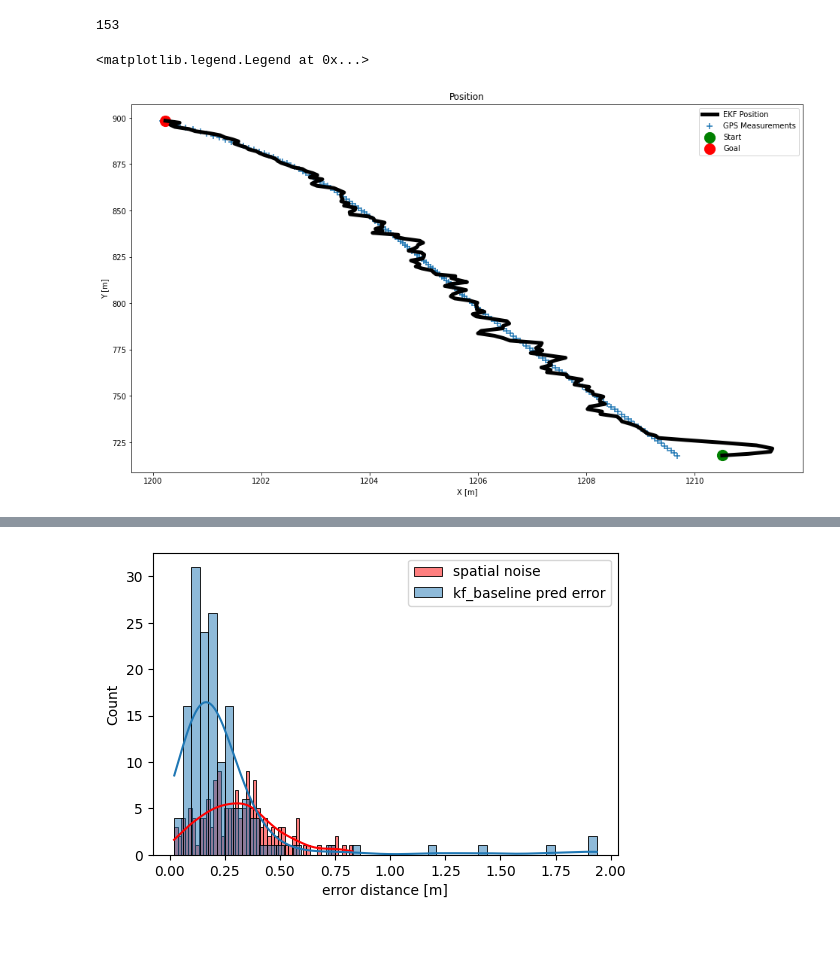
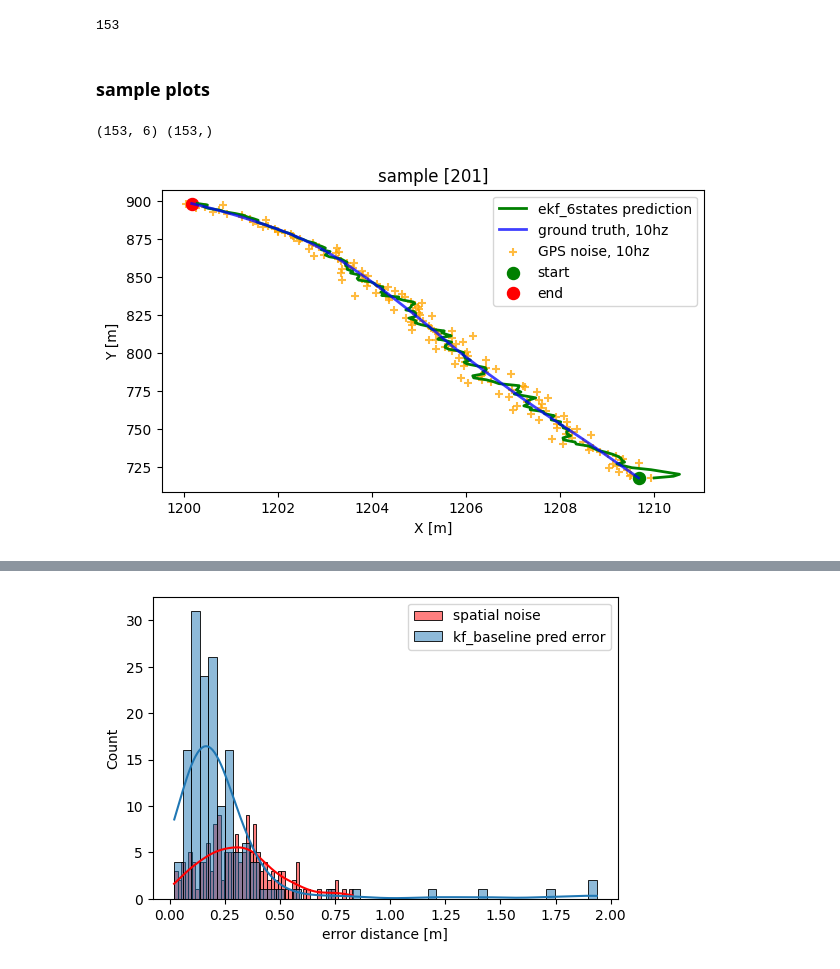
Before and after one commit to jarviskroos7/PATH_vehicle_localization, a Jupyter notebook: code/ekf_6states.ipynb, the cells around one changed output, grey strips where cells are left out. Saved outputs shown, nothing was run; the diff lists cells and outputs as text; code cells hidden in the pictures; blank space fills up the shorter version.

Commit message:
ekf6states 02/24 update

```diff
--- a/code/ekf_6states.ipynb
+++ b/code/ekf_6states.ipynb
@@ -436,28 +497,45 @@ for filterstep in range(m):
     Kdy.append(float(K[3,0]))
     Kddx.append(float(K[4,0]))
     Kdv.append(float(K[5,0]))
+# %% [markdown]
+### sample plots
 # %%
-fig = plt.figure(figsize=(16,9))
+def plot_traj_comp(x_est, y_est, x_noise, y_noise, x, y, sample_idx):
 
-# EKF State
-plt.plot(x0, x1, label='EKF Position', c='k', lw=5)
+    plt.figure(dpi=100, figsize=(7, 4))
 
-# Measurements
-plt.scatter(sample_traj['x'], sample_traj['y'], s=50, label='GPS Measurements', marker='+')
-#cbar=plt.colorbar(ticks=np.arange(20))
-#cbar.ax.set_ylabel(u'EPE', rotation=270)
-#cbar.ax.set_xlabel(u'm')
+    # EKF State
+    plt.plot(x_est, y_est, label='ekf_6states prediction', c='green', lw=2)
 
-# Start/Goal
-plt.scatter(x0[0], x1[0], s=200, label='Start', c='g')
-plt.scatter(x0[-1], x1[-1], s=200, label='Goal', c='r')
+    # ground truth
+    plt.plot(x, y, label='ground truth, 10hz', c='blue', lw=2, alpha=0.75)
 
-plt.xlabel('X [m]')
-plt.ylabel('Y [m]')
-plt.title('Position')
-plt.legend(loc='best')
-# plt.axis('equal')
+    # Measurements
+    plt.scatter(x_noise, y_noise, s=30, label='GPS noise, 10hz', marker='+', alpha=0.75, c='orange')
+
+    # Start/Goal
+    plt.scatter(x[0], y[0], s=75, label='start', c='g')
+    plt.scatter(x[-1], y[-1], s=75, label='end', c='r')
+
+    plt.xlabel('X [m]')
+    plt.ylabel('Y [m]')
+    plt.title(f'sample [{sample_idx}]')
+    plt.legend(loc='best')
+    plt.show()
-# %% [output]
-<matplotlib.legend.Legend at 0x...>
-[figure, removed]
+# %%
+# filter
+
+x_est_sample, x_noise, y_noise, x, y = ekf_6_stats(sample_traj)
+print(x_est_sample.shape, x_noise.shape)
+# %% [output]
+(153, 6) (153,)
+# %%
+plot_traj_comp(
+    x_est_sample[:, 0], x_est_sample[:, 1],
+    sample_traj['x_noise'].values, sample_traj['y_noise'].values,
+    sample_traj['x'].values, sample_traj['y'].values,
+    sample_idx=sample_idx
+)
+# %% [output]
+[figure, added]
 # %%
```
Also changed, not shown: parts of 26 cells of this notebook, 2 other files.
